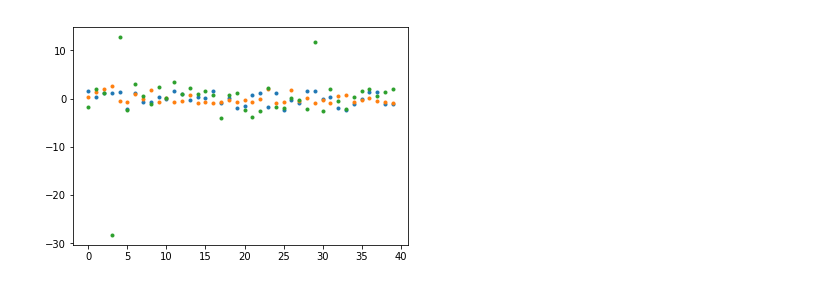
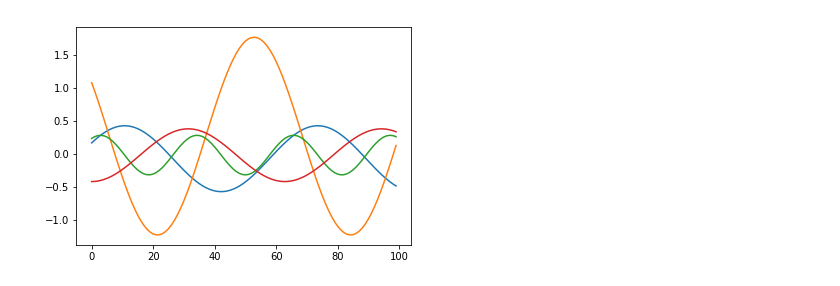
Before and after one commit to tsato-code/python_script, a Jupyter notebook: machinelearning/note_sfa.ipynb, the cells around one changed output. Cells and saved outputs as stored; diff of their text form; code cells hidden in the pictures.

```diff
--- a/machinelearning/note_sfa.ipynb
+++ b/machinelearning/note_sfa.ipynb
@@ -2,12 +2,14 @@
 import numpy as np
 import matplotlib.pyplot as plt
 
+N = 10
+STEP = 0.1
 np.random.seed(0)
-x1 = np.sin(np.random.randn(1, 40)) * 2 + 5
-x2 = np.cos(np.random.randn(1, 40)) * -2.5 + 3
-x3 = np.tan(np.random.randn(1, 40)) * 1.0 - 1
-data = np.r_[x1, x2, x3]
-
-plt.plot(data.T, ".")
+x1 = 0.5 * np.sin(np.arange(0,N,STEP)+0.5) # + np.random.randn(1,int(N/STEP))*0.2
+x2 = 1.5 * np.cos(np.arange(0,N,STEP)+1) # + np.random.randn(1,int(N/STEP))*0.3
+x3 = 0.3 * np.sin(np.arange(0,N,STEP)*2+1) # + np.random.randn(1,int(N/STEP))*0.4
+x4 = -0.4 * np.cos(np.arange(0,N,STEP)) # + np.random.randn(1,int(N/STEP))*0.5
+data = np.c_[x1,x2,x3,x4]
+plt.plot(data)
 plt.show()
 # %% [output]
@@ -15,9 +17,10 @@ plt.show()
 # %%
-X = data.T
+X = data
 from sklearn import preprocessing
 ss = preprocessing.StandardScaler(with_std=False)
-X_zeromeans = ss.fit_transform(X)
-plt.plot(X_zeromeans, ".")
+# Xを平均0に変換
+X_zero = ss.fit_transform(X)
+plt.plot(X_zero, "-")
 plt.show()
 # %% [output]
-[figure, old version]
+[figure, new version]
```
Also changed, not shown: parts of 20 cells of this notebook.
